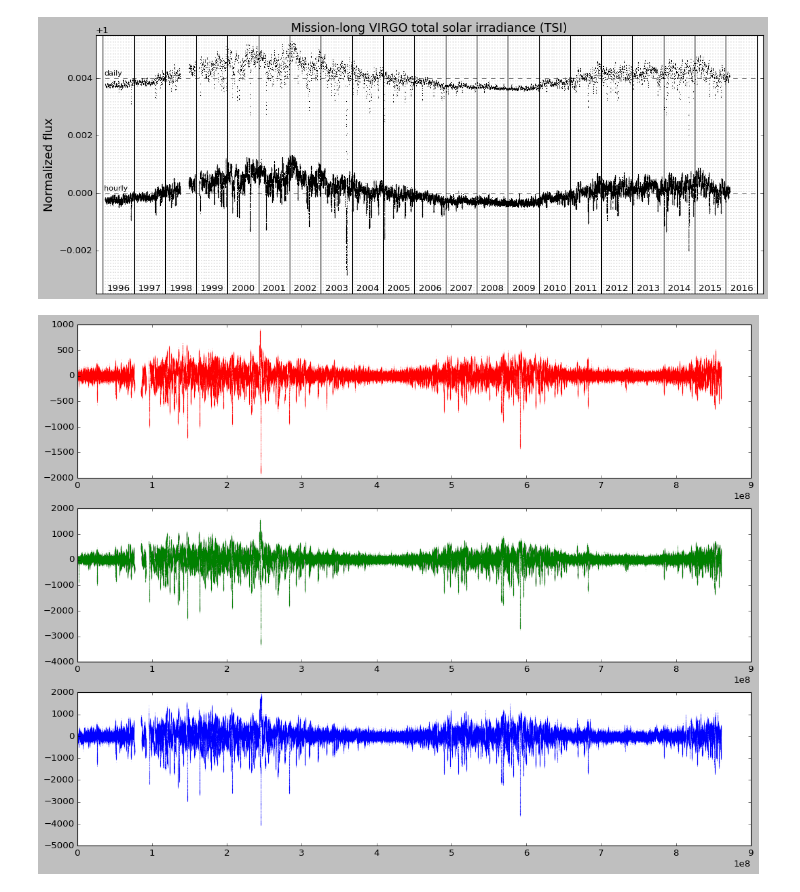
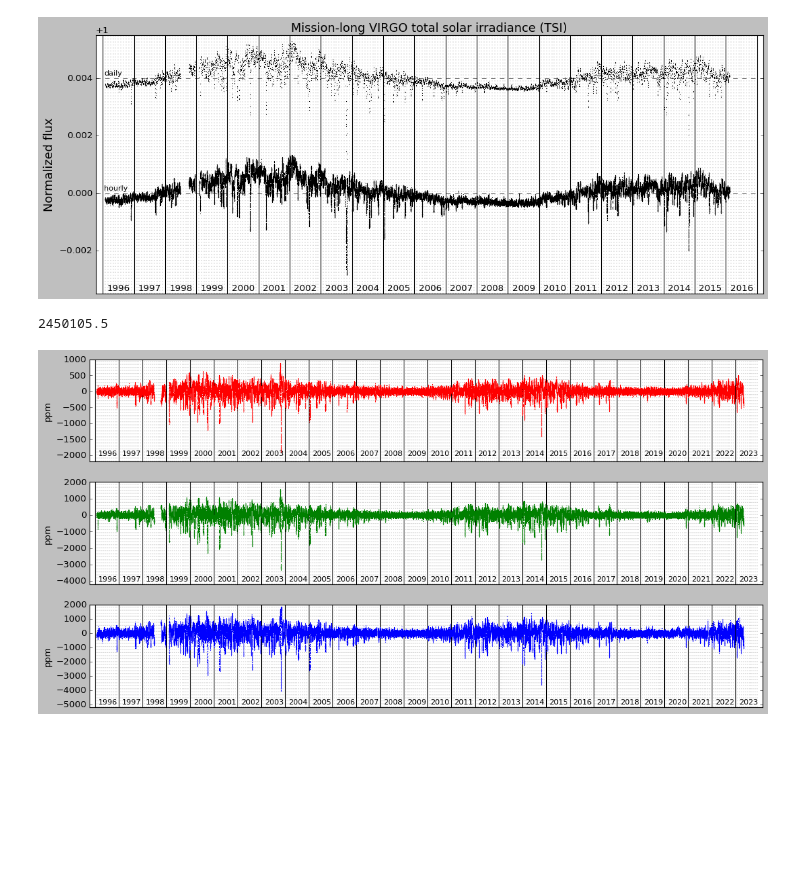
Before and after one commit to esandford/archivalSOHO, a Jupyter notebook: data/VIRGOlook.ipynb, the cells around one changed output. Saved outputs shown, nothing was run; the diff lists cells and outputs as text; code cells hidden in the pictures; blank space fills up the shorter version.

```diff
--- a/data/VIRGOlook.ipynb
+++ b/data/VIRGOlook.ipynb
@@ -34,6 +34,8 @@ import time
 jan1_1996 = '1996-01-01T00:00:00.000Z'
 jan1_1996 = astropy.time.Time(jan1_1996).jd
 print(jan1_1996)
+
+months = [r'Jan',r'Feb',r'Mar',r'Apr',r'May',r'June',r'July',r'Aug',r'Sept',r'Oct',r'Nov',r'Dec','']
 # %% [output]
 2450083.5
 # %%
@@ -143,20 +145,3 @@ ax.set_title("Mission-long VIRGO total solar irradiance (TSI)", fontsize=16)
 plt.savefig("virgoTSI_missionlong.pdf",bbox_inches="tight")
 # %% [output]
 [figure]
-# %%
-colors = ['r','g','b']
-fig, axes = plt.subplots(3,1,figsize=(16,12))
-for i,fpath in enumerate([red, green, blue]):
-    hdul = fits.open(fpath)
-    header = hdul[0].header
-    data = hdul[0].data
-    #print(type(data))
-    #print(np.shape(data))
-
-    #print(repr(header))
-
-    axes[i].plot(data[::10,0],data[::10,1], marker='.',ls='None',color=colors[i], ms=1,alpha=0.1)
-#plt.show()
-plt.savefig("./VIRGO_RGB.png", bbox_inches="tight")
-# %% [output]
-[figure, removed]
@@ -162,0 +183,52 @@ plt.savefig("./VIRGO_RGB.png", bbox_inches="tight")
+# %%
+colors = ['r','g','b']
+
+SPM_start = '1996-01-23T00:00:00'
+SPM_start = astropy.time.Time(SPM_start).jd
+print(SPM_start)
+
+voffsets = [-2000,-4000,-5000]
+
+fig, axes = plt.subplots(3,1,figsize=(16,8))
+for i,fpath in enumerate([red, green, blue]):
+    hdul = fits.open(fpath)
+    header = hdul[0].header
+    data = hdul[0].data
+    #print(type(data))
+    #print(np.shape(data))
+
+    #print(repr(header))
+    #print("")
+
+    #data[:,0] is measured in seconds since '1996-01-23T00:00:00'
+    data[:,0] = SPM_start + (data[:,0]/(24.*3600.))
+
+    axes[i].plot(data[::60,0],data[::60,1], marker='.',ls='None',color=colors[i], ms=1,alpha=1)
+    axes[i].set_ylabel("ppm")
+
+    for y in range(1996, 2024):
+        jan1 = str(y) + '-01-01T00:00:00.000Z'
+        jan1 = astropy.time.Time(jan1).jd
+        axes[i].axvline(jan1, color='k', ls='-', lw=1, zorder=1)
+
+        axes[i].text(jan1+50, voffsets[i], str(y), fontsize=10)
+
+        for m in range(2,13):
+            m1 = str(y) + '-' + str(m).zfill(2) + '-01T00:00:00.000Z'
+            m1 = astropy.time.Time(m1).jd
+            axes[i].axvline(m1, color='k', ls=':', lw=0.25, zorder=1)
+    axes[i].set_xlim(2450000., 2460365.)
+    jan1 = '2023-01-01T00:00:00.000Z'
+    jan1 = astropy.time.Time(jan1).jd
+    axes[i].axvline(jan1, color='k', ls='-', lw=1)
+    axes[i].set_xticks([])
+
+
+axes[0].set_ylim(-2200,1000)
+axes[1].set_ylim(-4200,2000)
+axes[2].set_ylim(-5200,2000)
+#plt.show()
+plt.savefig("./VIRGO_RGB.png", bbox_inches="tight")
+# %% [output]
+2450105.5
+[figure, added]
```
Also changed, not shown: parts of 4 cells of this notebook, 25 other files.
